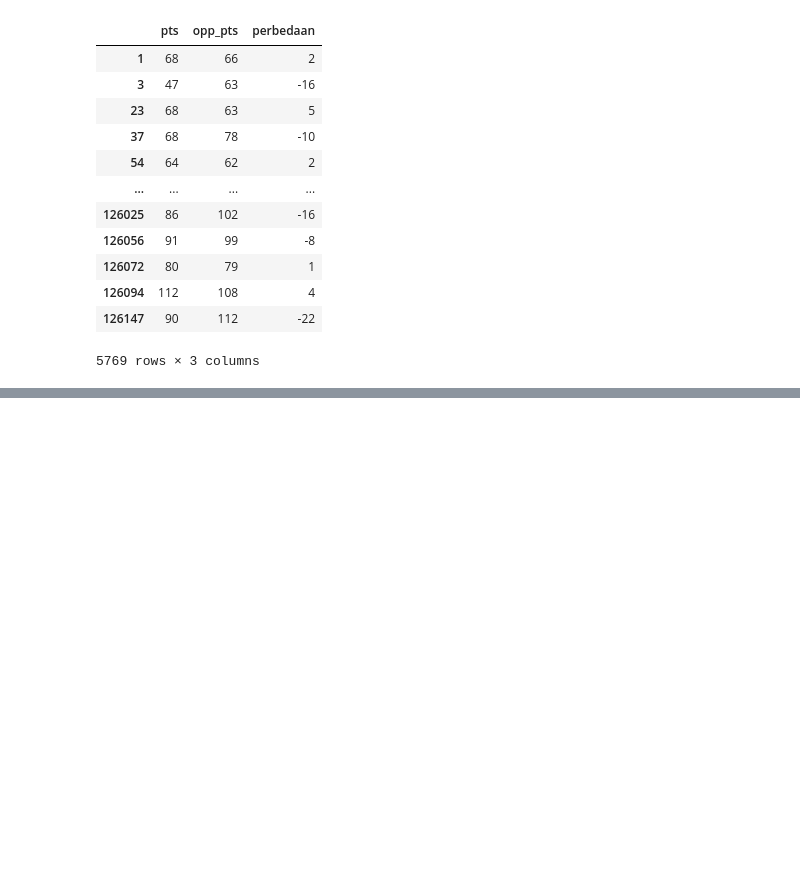
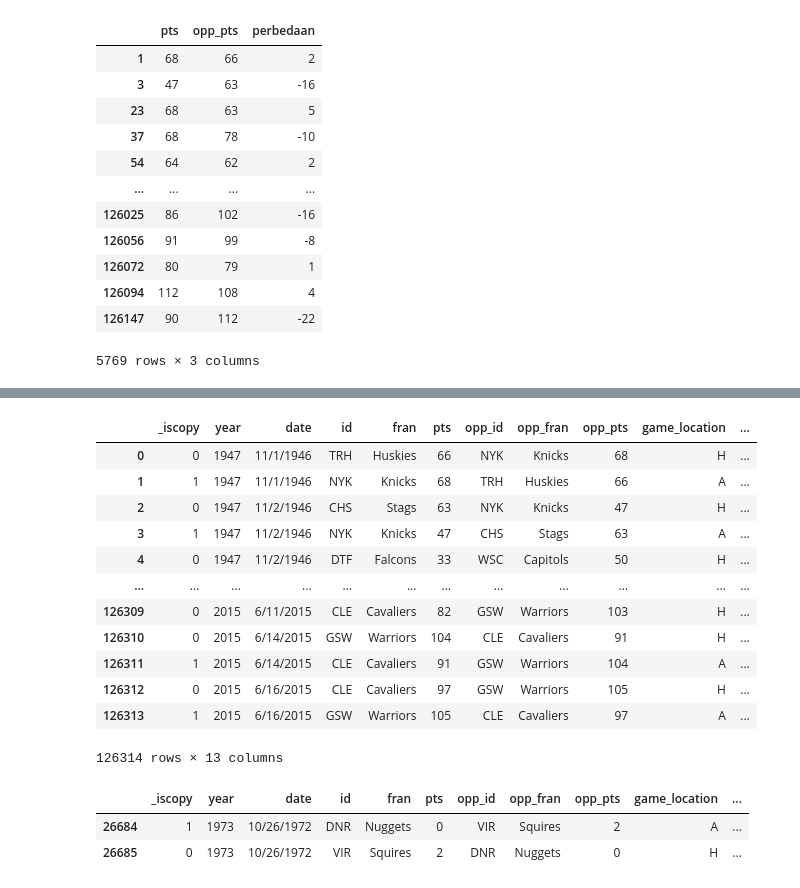
Before and after one commit to stefkwan-h8/pytn078, a Jupyter notebook: sesi5.ipynb, the cells around one changed output, grey strips where cells are left out. Drawn from its saved outputs; the diff is of its cells as text; code cells hidden in the pictures; blank space fills up the shorter version.

```diff
--- a/sesi5.ipynb
+++ b/sesi5.ipynb
@@ -785,0 +854,27 @@ df_nyk
+# %%
+df_dropped
+# %% [output]
+|  | _iscopy | year | date | id | fran | pts | opp_id | opp_fran | opp_pts | game_location | ... |
+| 0 | 0 | 1947 | 11/1/1946 | TRH | Huskies | 66 | NYK | Knicks | 68 | H | ... |
+| 1 | 1 | 1947 | 11/1/1946 | NYK | Knicks | 68 | TRH | Huskies | 66 | A | ... |
+| 2 | 0 | 1947 | 11/2/1946 | CHS | Stags | 63 | NYK | Knicks | 47 | H | ... |
+| 3 | 1 | 1947 | 11/2/1946 | NYK | Knicks | 47 | CHS | Stags | 63 | A | ... |
+| 4 | 0 | 1947 | 11/2/1946 | DTF | Falcons | 33 | WSC | Capitols | 50 | H | ... |
+| ... | ... | ... | ... | ... | ... | ... | ... | ... | ... | ... | ... |
+| 126309 | 0 | 2015 | 6/11/2015 | CLE | Cavaliers | 82 | GSW | Warriors | 103 | H | ... |
+| 126310 | 0 | 2015 | 6/14/2015 | GSW | Warriors | 104 | CLE | Cavaliers | 91 | H | ... |
+| 126311 | 1 | 2015 | 6/14/2015 | CLE | Cavaliers | 91 | GSW | Warriors | 104 | A | ... |
+| 126312 | 0 | 2015 | 6/16/2015 | CLE | Cavaliers | 97 | GSW | Warriors | 105 | H | ... |
+| 126313 | 1 | 2015 | 6/16/2015 | GSW | Warriors | 105 | CLE | Cavaliers | 97 | A | ... |
+126314 rows × 13 columns
+# %%
+# sekalian cek invalid values, contoh game yang skor nya 0
+# pakai query cek
+
+kondisi1 = df_dropped["pts"] == 0
+kondisi2 = df_dropped["opp_pts"] == 0
+df_dropped[kondisi1 | kondisi2]
+# %% [output]
+|  | _iscopy | year | date | id | fran | pts | opp_id | opp_fran | opp_pts | game_location | ... |
+| 26684 | 1 | 1973 | 10/26/1972 | DNR | Nuggets | 0 | VIR | Squires | 2 | A | ... |
+| 26685 | 0 | 1973 | 10/26/1972 | VIR | Squires | 2 | DNR | Nuggets | 0 | H | ... |
```
Also changed, not shown: parts of 47 cells of this notebook, 1 other file.
